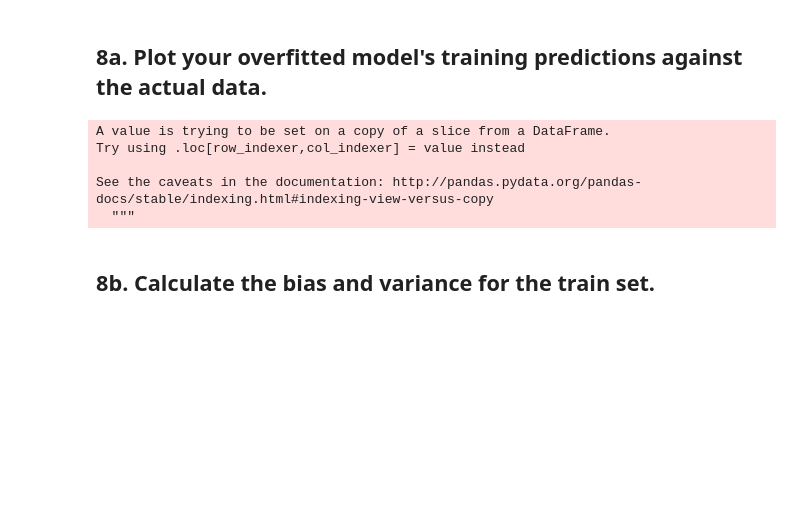
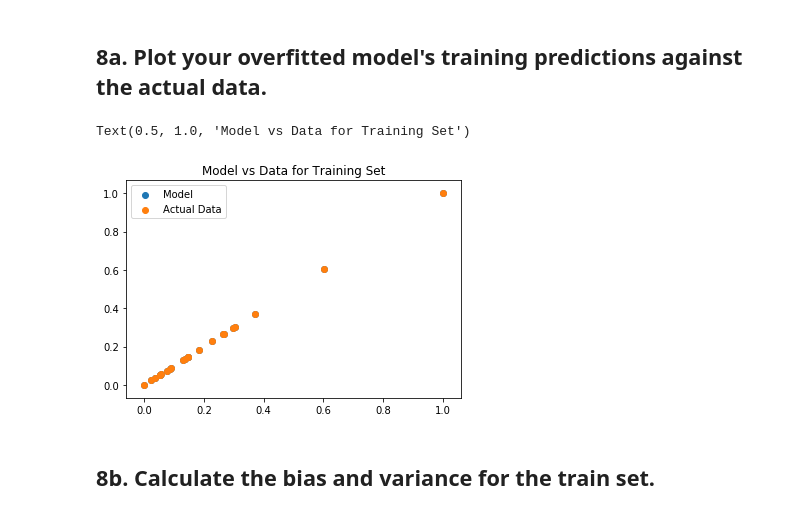
Before and after one commit to samanthadhale/ds-bias-variance-overfit-underfit-atlanta-ds-100918, a Jupyter notebook: index.ipynb, the cells around one changed output. Saved outputs shown, nothing was run; the diff lists cells and outputs as text; code cells hidden in the pictures; blank space fills up the shorter version.

```diff
--- a/index.ipynb
+++ b/index.ipynb
@@ -135,15 +135,16 @@ See the caveats in the documentation: http://pandas.pydata.org/pandas-docs/stabl
   """
 # %% [markdown]
 ## 8a. Plot your overfitted model's training predictions against the actual data.
-# %%
-X_train = add_polynomial_features(X_train, range(2,6), max_features=25)
-X_test = add_polynomial_features(X_test, range(2,6), max_features=25)
-# %% [output]
-A value is trying to be set on a copy of a slice from a DataFrame.
-Try using .loc[row_indexer,col_indexer] = value instead
-
-See the caveats in the documentation: http://pandas.pydata.org/pandas-docs/stable/indexing.html#indexing-view-versus-copy
-  """
+# %%
+linreg = LinearRegression()
+linreg.fit(X_train, y_train)
+plt.scatter(y_train, linreg.predict(X_train), label='Model')
+plt.scatter(y_train, y_train, label='Actual Data')
+plt.legend()
+plt.title('Model vs Data for Training Set')
+# %% [output]
+Text(0.5, 1.0, 'Model vs Data for Training Set')
+[figure, added]
 # %% [markdown]
 ## 8b. Calculate the bias and variance for the train set.
 # %%
```
